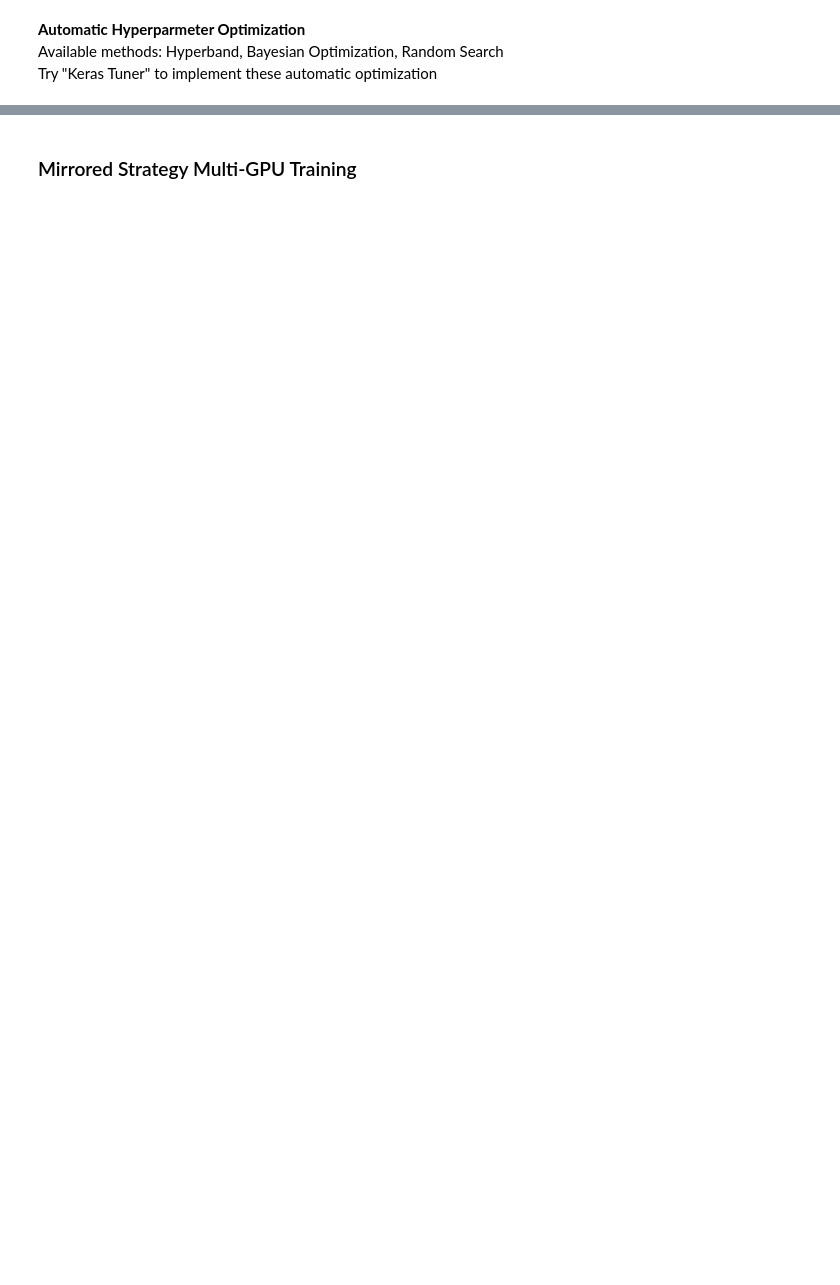
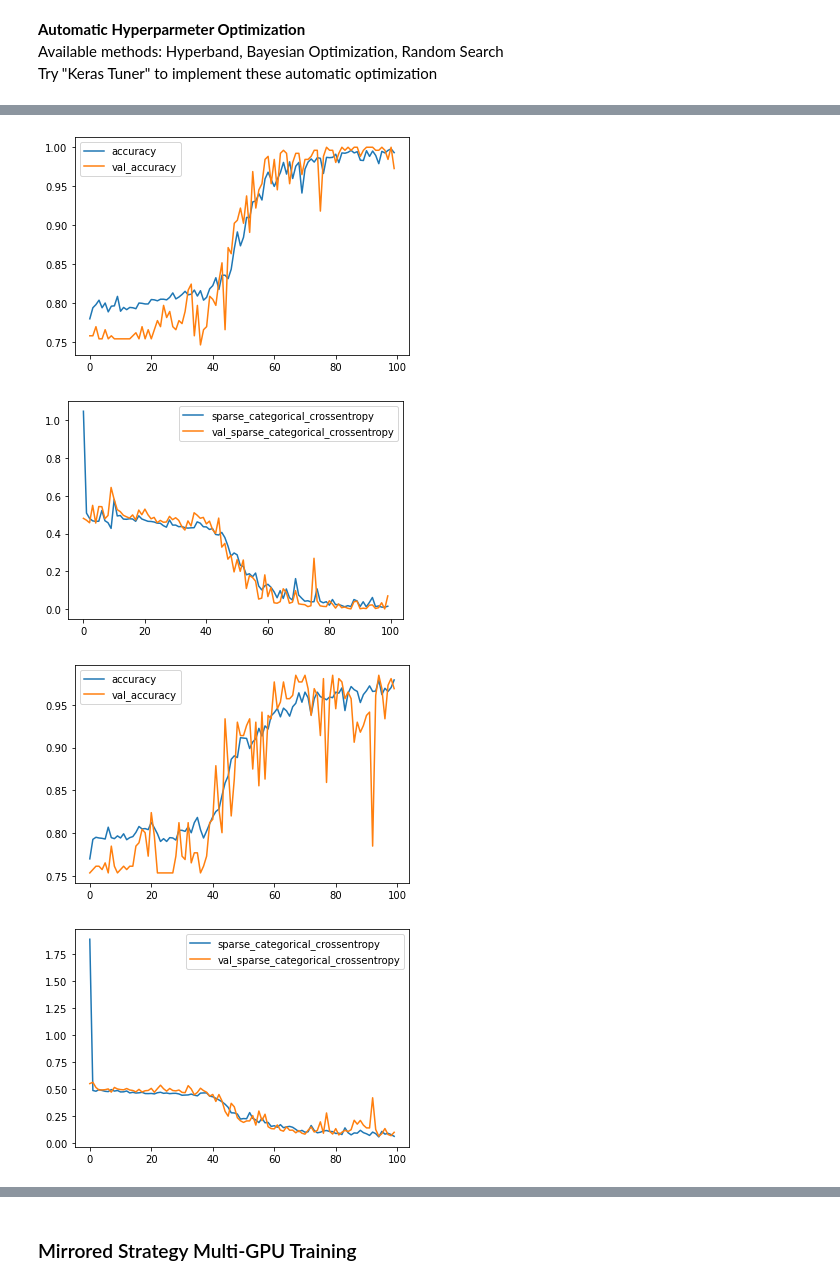
Before and after one commit to kukionfr/Tensorflow-Tutorial-Kyu, a Jupyter notebook: test0423.ipynb, the cells around one changed output, grey strips where cells are left out. Drawn from its saved outputs; the diff is of its cells as text; code cells hidden in the pictures; blank space fills up the shorter version.

```diff
--- a/test0423.ipynb
+++ b/test0423.ipynb
@@ -569,5 +567,10 @@ histories['cnnA4'] = compilefit(model_cnnA4,loss_fn,'cnn/A4')
 # %%
-# plotdf(histories['cnnA1'].history)
-plotdf(histories['cnnA2'].history)
-plotdf(histories['cnnA3'].history)
-plotdf(histories['cnnA4'].history)
+plotdf(histories['cnnA1'].history,'conv-pool-conv-pool-conv-fc')
+plotdf(histories['cnnA2'].history,'he_initializer')
+plotdf(histories['cnnA3'].history,'dropout0.3+L2')
+plotdf(histories['cnnA4'].history,'dropout0.5')
+# %% [output]
+[figure, added]
+[figure, added]
+[figure, added]
+[figure, added]
```
Also changed, not shown: parts of 11 cells of this notebook, 2 other files.
